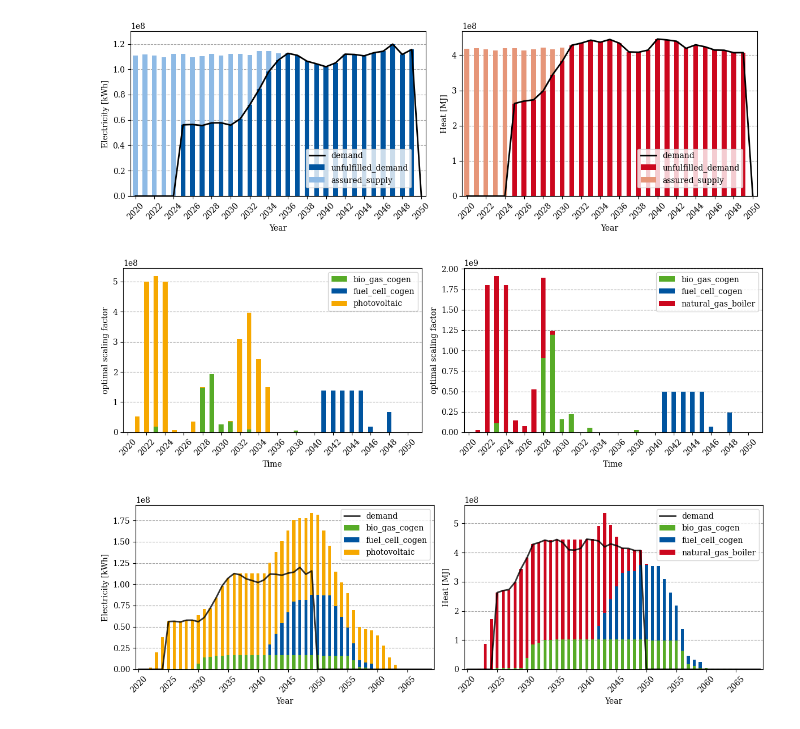
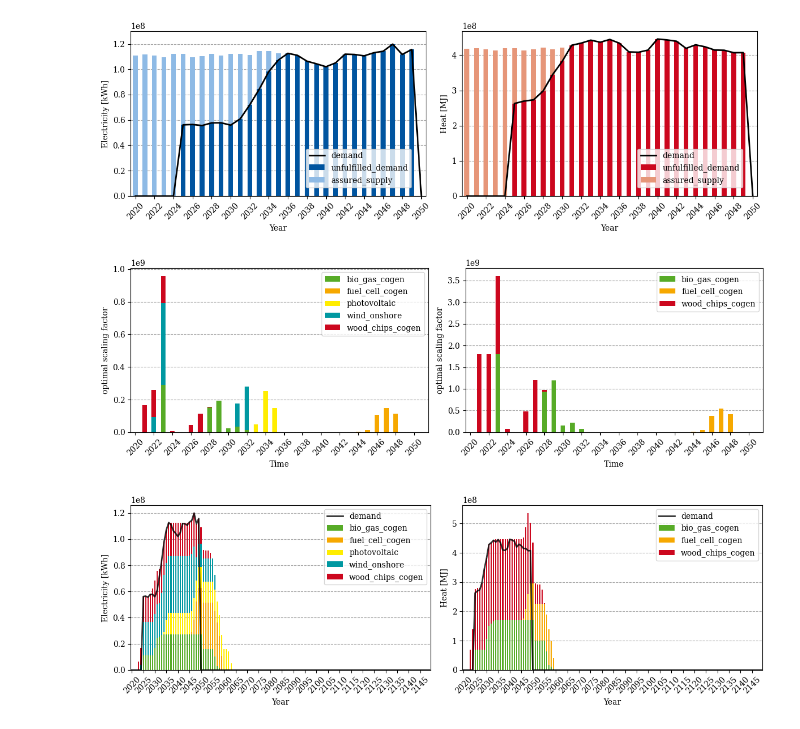
Before and after one commit to RWTH-LTT/optimex, a Jupyter notebook: notebooks/ma_plots.ipynb, the cells around one changed output. Cells and saved outputs as stored; diff of their text form; code cells hidden in the pictures.

Commit message:
add final! ma plots

```diff
--- a/notebooks/ma_plots.ipynb
+++ b/notebooks/ma_plots.ipynb
@@ -9,19 +9,18 @@ plt.rc('font', family='serif')
 cm = ColorManager()
 
 rwth_colors = {
-    'municipal_waste': None,
-    'hydro_reservoir': None,
+    'hydro_reservoir': cm.RWTHBlau(),
     'bio_gas_cogen': cm.RWTHGruen(),
     'hydro_run_of_river': None,
-    'photovoltaic': cm.RWTHOrange(),
+    'photovoltaic': cm.RWTHGelb(),
     'lignite': None,
-    'wood_chips_cogen': None,
-    'natural_gas_boiler': cm.RWTHRot(),
+    'wood_chips_cogen': cm.RWTHRot(),
+    'natural_gas_boiler': None,
     'wind_offshore': None,
-    'wind_onshore': None,
-    'fuel_cell_cogen': cm.RWTHBlau()
+    'wind_onshore': cm.RWTHTuerkis(),
+    'fuel_cell_cogen': cm.RWTHOrange(),
 }
-name = "time_explicit_t50_v5"
+name = "time_explicit_t130_v8"
 df_scaling = pd.read_csv(f"results/{name}_opt_scaling.csv", index_col=0)
 df_demand = pd.read_csv(f"results/{name}_opt_demand.csv", index_col=0)
 df_elec_prod = pd.read_csv(f"results/{name}_opt_electricity.csv", index_col=0)
@@ -73,34 +72,34 @@ fig.savefig(f"figures/demand_combined.png", dpi=300)
 # %%
 # Scaling
 
 fig, (ax1, ax2) = plt.subplots(ncols=2, figsize=(12, 4))
 df_scaling_nonzero = df_scaling.loc[:, (df_scaling != 0).any(axis=0)]
 
 df_elec_scale = df_scaling_nonzero.filter(like='elec')
 df_heat_scale = df_scaling_nonzero.filter(like='heat')
 
 df_elec_scale.columns = ["_".join(col.split("_")[2:]) for col in df_elec_scale.columns]
 df_heat_scale.columns = ["_".join(col.split("_")[2:]) for col in df_heat_scale.columns]
 
-df_elec_scale.plot(kind='bar', stacked=True, ax=ax1, color=[rwth_colors.get(col) for col in df_elec_scale.columns], legend=True)
-df_heat_scale.plot(kind='bar', stacked=True, ax=ax2, color=[rwth_colors.get(col) for col in df_heat_scale.columns], legend=True)
+df_elec_scale.plot(kind='bar', stacked=True, ax=ax1, color=[rwth_colors.get(col, 'black') for col in df_elec_scale.columns], legend=True)
+df_heat_scale.plot(kind='bar', stacked=True, ax=ax2, color=[rwth_colors.get(col, 'black') for col in df_heat_scale.columns], legend=True)
 
 for ax in [ax1, ax2]:
     ax.yaxis.grid(True, linestyle='--', which='both', color='grey', alpha=0.7)
     ax.set_axisbelow(True)
 
 ax1.set_xticks(range(0, len(df_scaling.index), 2))
 ax1.set_xticklabels(df_scaling.index[::2], rotation=45)
 ax2.set_xticks(range(0, len(df_scaling.index), 2))
 ax2.set_xticklabels(df_scaling.index[::2], rotation=45)
 ax1.set_ylabel("optimal scaling factor")
 ax2.set_ylabel("optimal scaling factor")
 
 plt.tight_layout()
 plt.show()
 fig.savefig(f"figures/{name}_scaling.png")
 # %% [output]
-[figure, old version]
+[figure, new version]
 # %%
 fig, axes = plt.subplots(ncols=2, figsize=(12, 4))
 
@@ -156,4 +155,4 @@ plt.tight_layout()
 plt.show()
 fig.savefig(f"figures/{name}_production.png", dpi=300)
 # %% [output]
-[figure, old version]
+[figure, new version]
```
Also changed, not shown: parts of 1 cell of this notebook, 10 other files.
